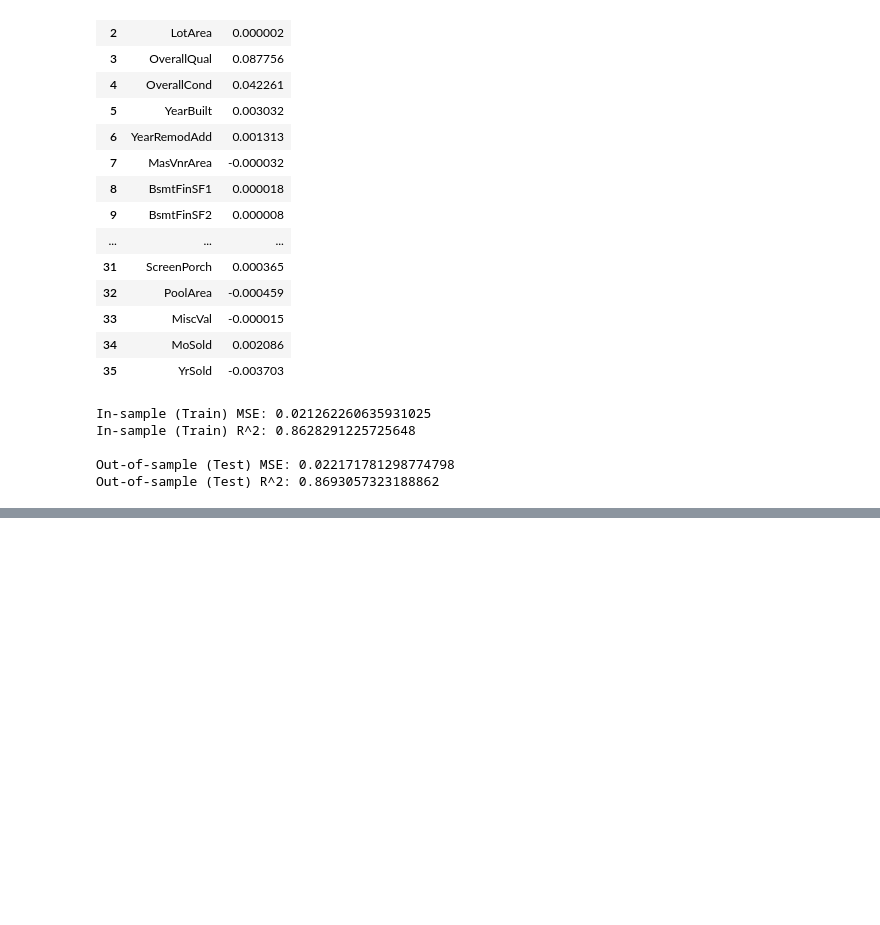
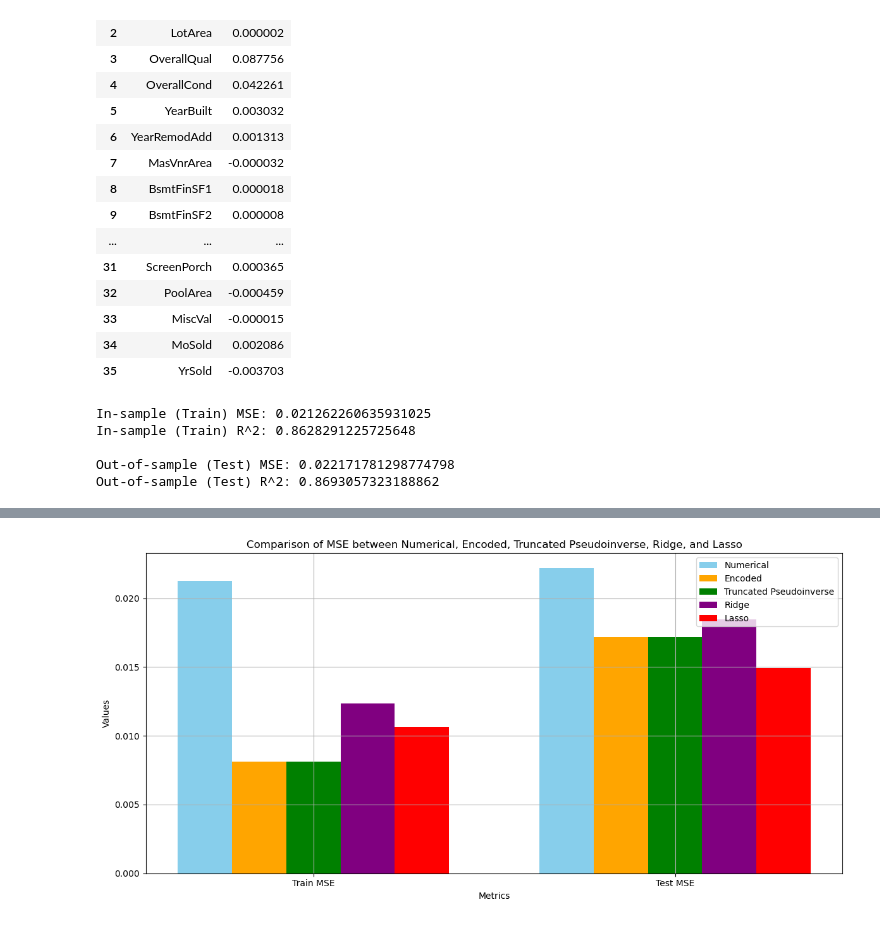
Before and after one commit to CesarAlcerreca/MLFI, a Jupyter notebook: regression.ipynb, the cells around one changed output, grey strips where cells are left out. Saved outputs shown, nothing was run; the diff lists cells and outputs as text; code cells hidden in the pictures; blank space fills up the shorter version.

```diff
--- a/regression.ipynb
+++ b/regression.ipynb
@@ -282,0 +637,56 @@ Out-of-sample (Test) R^2: 0.8693057323188862
+# %%
+# Data for the bar plot
+labels = ['Train MSE', 'Test MSE']
+
+# Numerical results
+numerical_results = [mse_train, mse_test]  # These are from the original numerical data
+
+# Encoded results
+encoded_results = [mse_train_encoded, mse_test_encoded]  # From the encoded data
+
+# Truncated Pseudoinverse results
+svd_results = [mse_train_svd, mse_test_svd]
+
+# Ridge results
+ridge_results = [mse_train_ridge, mse_test_ridge]
+
+# Lasso results
+lasso_results = [mse_train_lasso, mse_test_lasso]
+
+# X-axis positions for the bars
+x = np.arange(len(labels))
+
+# Width of the bars
+width = 0.15
+
+# Create the bar plot
+plt.figure(figsize=(12, 6))
+
+# Bars for numerical results
+plt.bar(x - 2*width, numerical_results, width=width, label='Numerical', color='skyblue')
+
+# Bars for encoded results
+plt.bar(x - width, encoded_results, width=width, label='Encoded', color='orange')
+
+# Bars for Truncated Pseudoinverse results
+plt.bar(x, svd_results, width=width, label='Truncated Pseudoinverse', color='green')
+
+# Bars for Ridge results
+plt.bar(x + width, ridge_results, width=width, label='Ridge', color='purple')
+
+# Bars for Lasso results
+plt.bar(x + 2*width, lasso_results, width=width, label='Lasso', color='red')
+
+# Add labels and title
+plt.xlabel('Metrics')
+plt.ylabel('Values')
+plt.title('Comparison of MSE between Numerical, Encoded, Truncated Pseudoinverse, Ridge, and Lasso')
+plt.xticks(x, labels)  # Set the x-ticks to the label names
+plt.legend()
+
+# Display the plot
+plt.tight_layout()
+plt.grid(True)
+plt.show()
+# %% [output]
+[figure, added]
```
Also changed, not shown: parts of 26 cells of this notebook.
